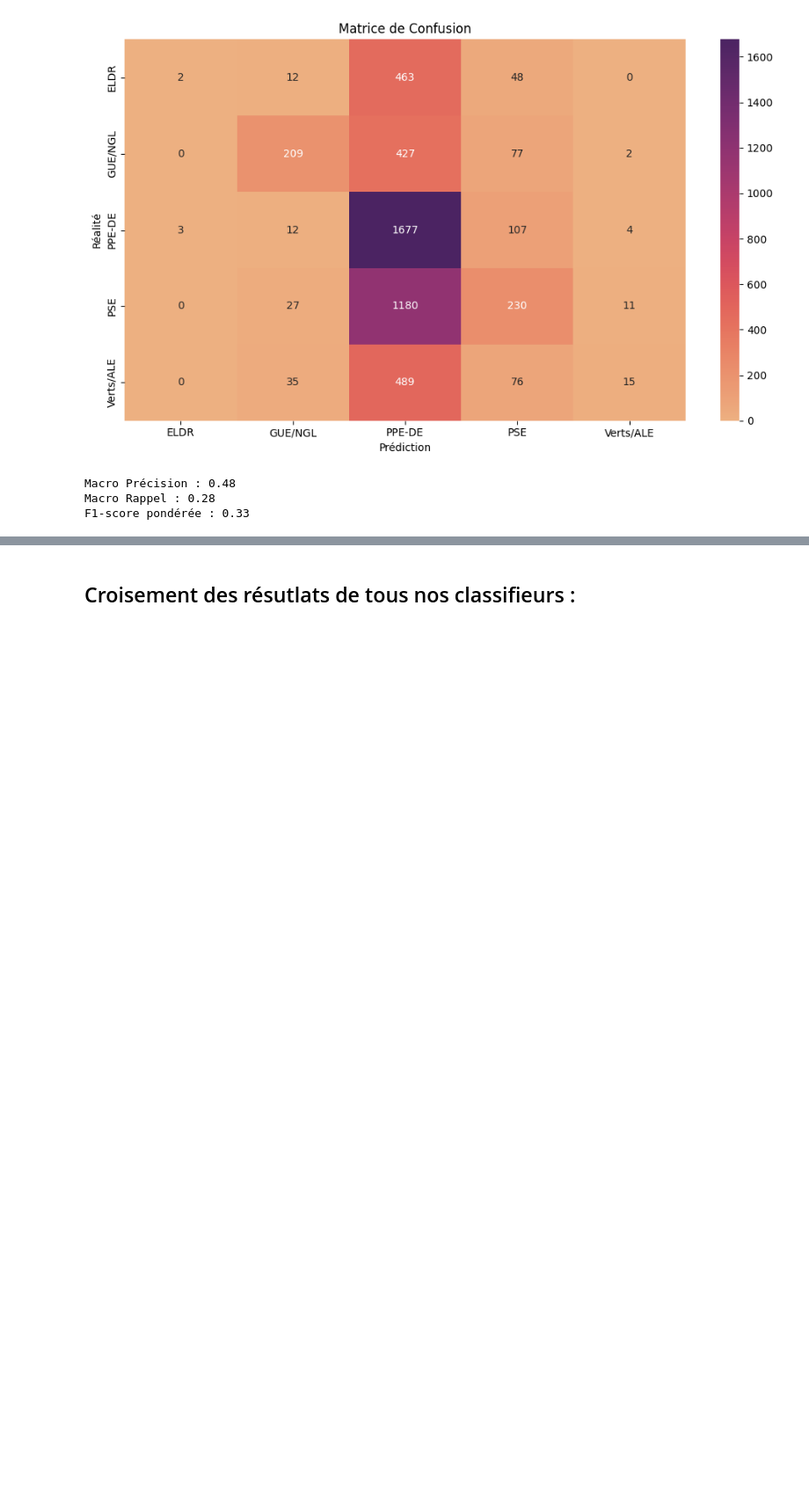
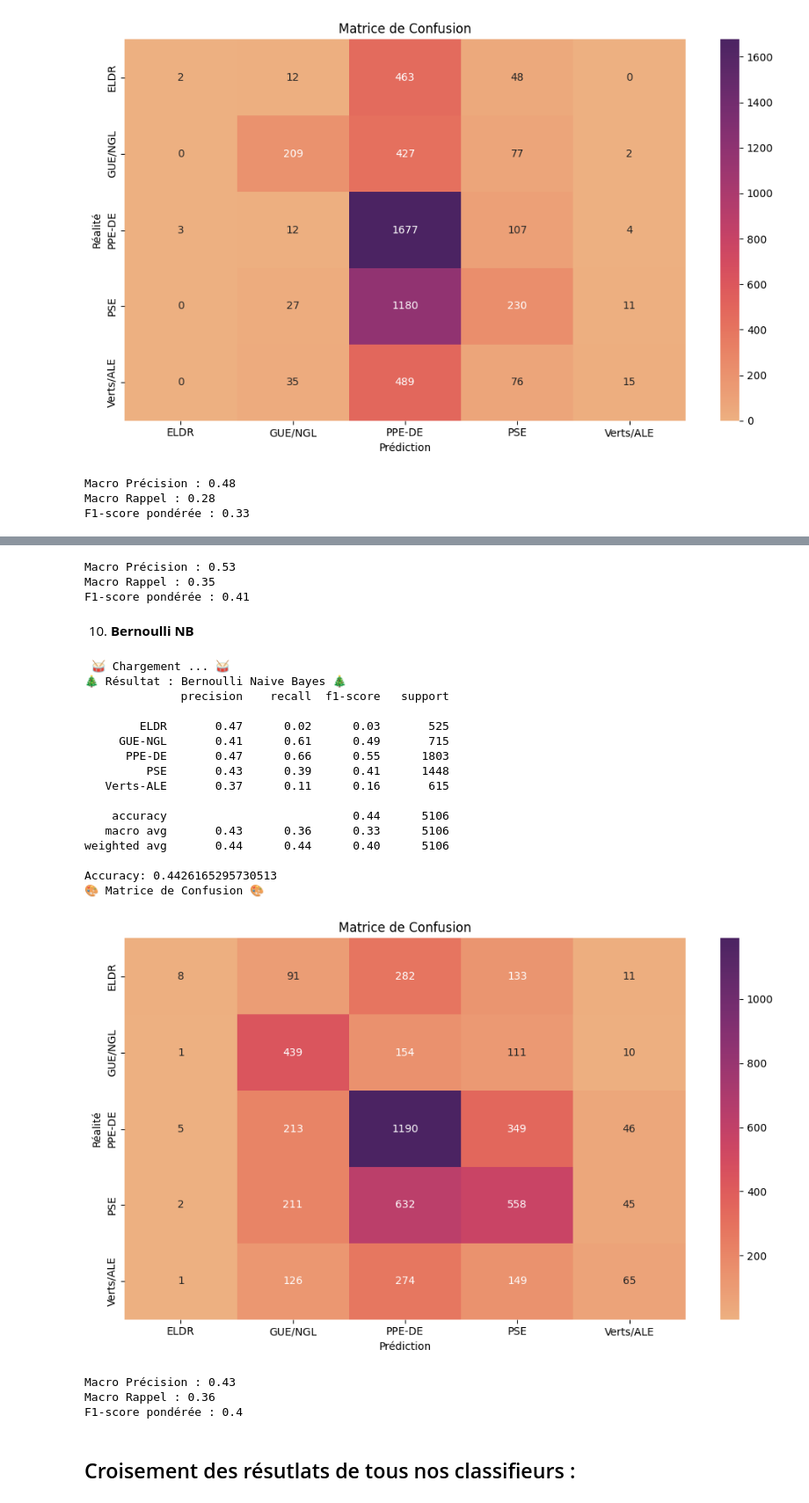
Before and after one commit to Lise-Brisset/projet_DEFT2009_ML2024, a Jupyter notebook: classifier.ipynb, the cells around one changed output, grey strips where cells are left out. Shown: that part at 88% size. Cells and saved outputs as stored; diff of their text form; code cells hidden in the pictures; blank space fills up the shorter version.

```diff
--- a/classifier.ipynb
+++ b/classifier.ipynb
@@ -435,0 +461,9 @@ F1-score pondérée : 0.33
+# %%
+# Calcul des métriques :
+macro_precision_gbc, macro_recall_gbc, waighted_f1_gbc = metrics_classification(classes_test, pred_gbc)
+# %% [output]
+Macro Précision : 0.53
+Macro Rappel : 0.35
+F1-score pondérée : 0.41
+# %% [markdown]
+10) **Bernoulli NB**
@@ -436,3 +472,32 @@ F1-score pondérée : 0.33
+# %%
+# Création du modèle --> 1 seconde
+bnb = BernoulliNB()
+
+name_bnb, cm_bnb, pred_bnb = classification_data(bnb, datas_train, classes_train, datas_test, classes_test, "Bernoulli Naive Bayes", class_names)
+
+# Calcul des métriques
+macro_precision_bnb, macro_recall_bnb, waighted_f1_bnb = metrics_classification(classes_test, pred_bnb)
+# %% [output]
+ 🥁 Chargement ... 🥁
+🎄 Résultat : Bernoulli Naive Bayes 🎄
+              precision    recall  f1-score   support
+
+        ELDR       0.47      0.02      0.03       525
+     GUE-NGL       0.41      0.61      0.49       715
+      PPE-DE       0.47      0.66      0.55      1803
+         PSE       0.43      0.39      0.41      1448
+   Verts-ALE       0.37      0.11      0.16       615
+
+    accuracy                           0.44      5106
+   macro avg       0.43      0.36      0.33      5106
+weighted avg       0.44      0.44      0.40      5106
+
+Accuracy: 0.4426165295730513
+🎨 Matrice de Confusion 🎨
+[figure, added]
+Macro Précision : 0.43
+Macro Rappel : 0.36
+F1-score pondérée : 0.4
 # %% [markdown]
 ## Croisement des résutlats de tous nos classifieurs :
 # %%
```
Also changed, not shown: parts of 16 cells of this notebook.
